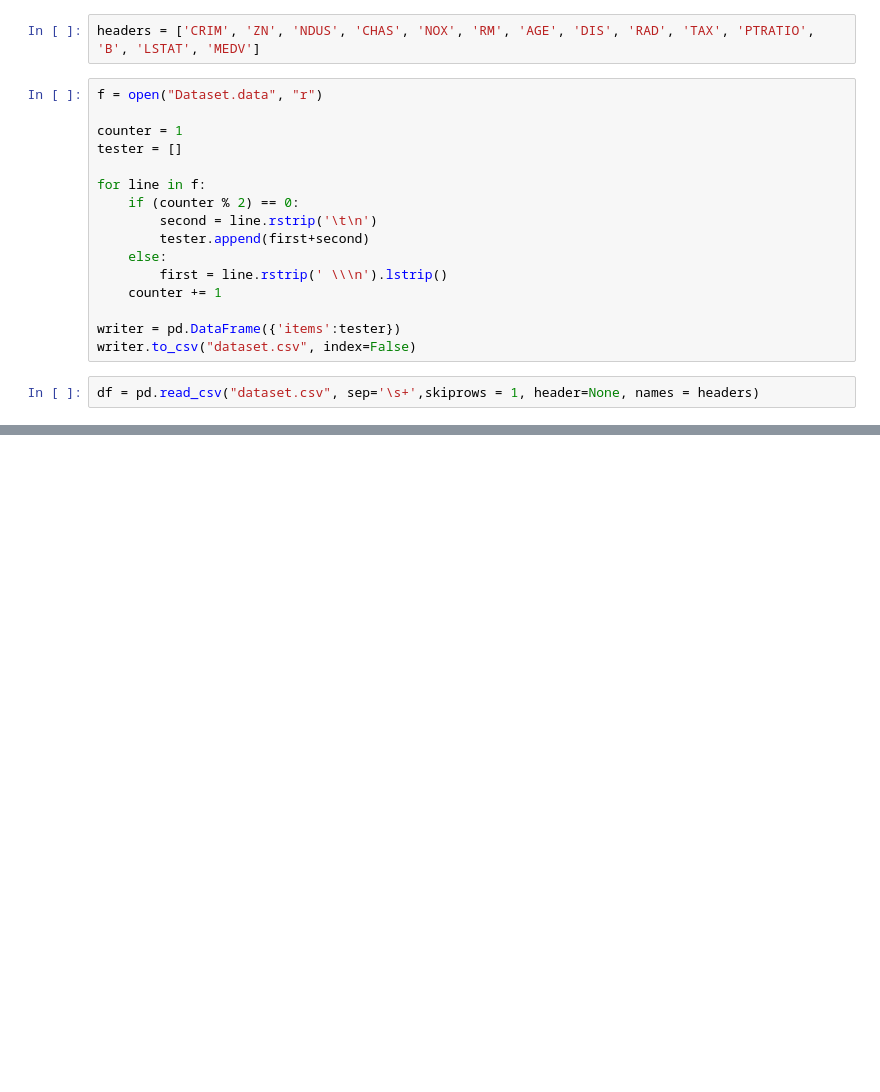
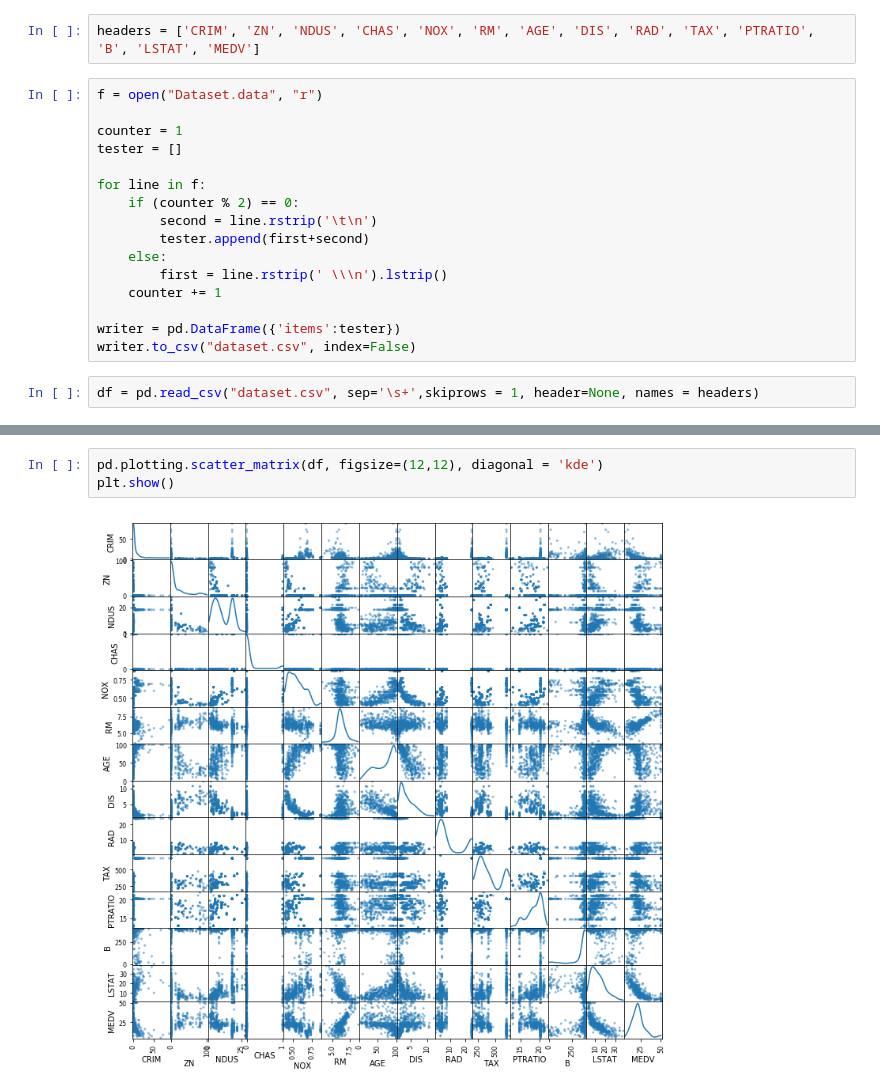
Before and after one commit to ohmgmatt/boston_housing, a Jupyter notebook: Untitled.ipynb, the cells around one changed output, grey strips where cells are left out. Cells and saved outputs as stored; diff of their text form; blank space fills up the shorter version.

```diff
--- a/Untitled.ipynb
+++ b/Untitled.ipynb
@@ -34,0 +56,5 @@ df.describe()
+# %%
+pd.plotting.scatter_matrix(df, figsize=(12,12), diagonal = 'kde')
+plt.show()
+# %% [output]
+[figure, added]
```
Also changed, not shown: parts of 13 cells of this notebook.
